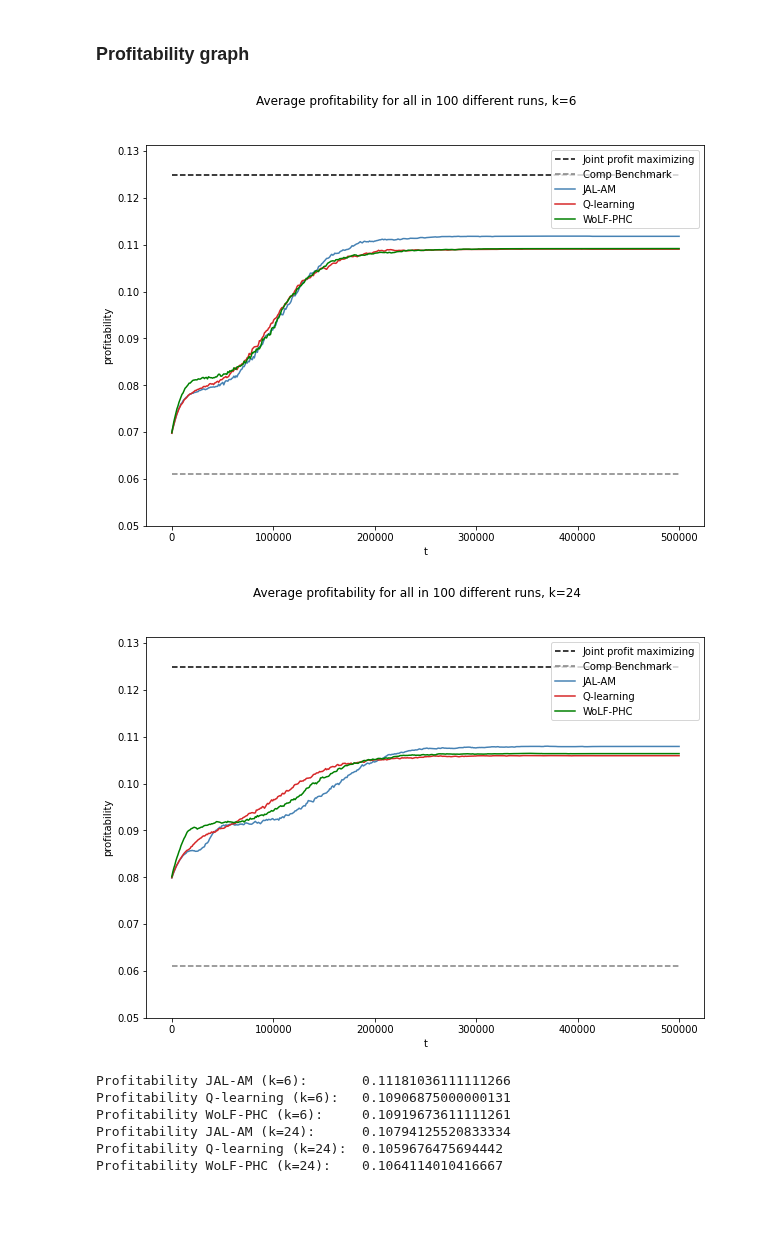
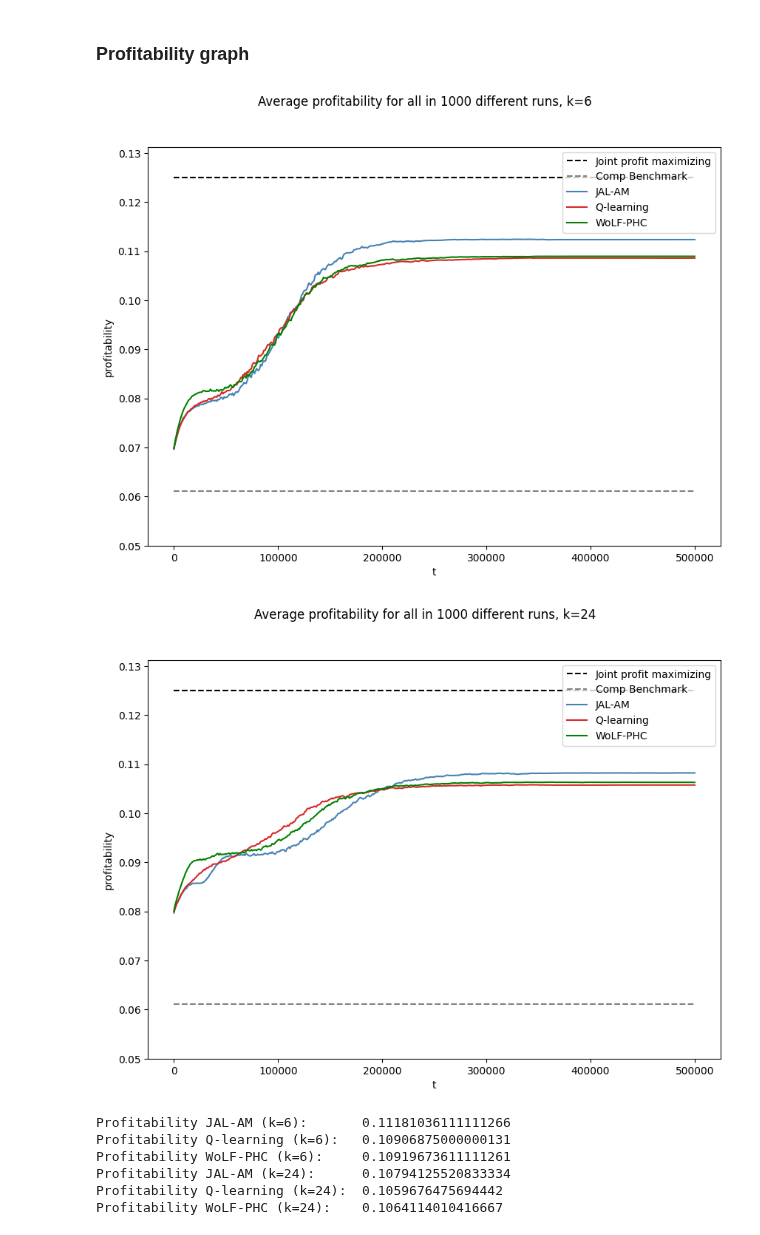
Before and after one commit to nicklasbusk/Bachelorprojekt, a Jupyter notebook: Code/graphs.ipynb, the cells around one changed output. Cells and saved outputs as stored; diff of their text form; code cells hidden in the pictures; blank space fills up the shorter version.

```diff
--- a/Code/graphs.ipynb
+++ b/Code/graphs.ipynb
@@ -70,11 +71,11 @@ def plot_profitability(t, k, JAL_AM_res, Q_learner_res, WoLF_PHC_res, mu=0, base
         plt.savefig(f'Graphs/asym_prof_k{k}_mu{mu}.png')
     plt.show()
 # %%
-plot_profitability(100, 7, JAL_AM_res, Q_res, WoLF_PHC_res, 0)
-plot_profitability(100, 25, JAL_AM_res24, Q_res24, WoLF_PHC_res24, 0)
+plot_profitability(1000, 7, JAL_AM_res, Q_res, WoLF_PHC_res, 0)
+plot_profitability(1000, 25, JAL_AM_res24, Q_res24, WoLF_PHC_res24, 0)
 # %% [output]
-[figure, old version]
+[figure, new version]
-[figure, old version]
+[figure, new version]
 # %%
 print("Profitability JAL-AM (k=6):      ", JAL_AM_res[0][498])
 print("Profitability Q-learning (k=6):  ", Q_res[0][498])
```
Also changed, not shown: parts of 14 cells of this notebook, 32 other files.
